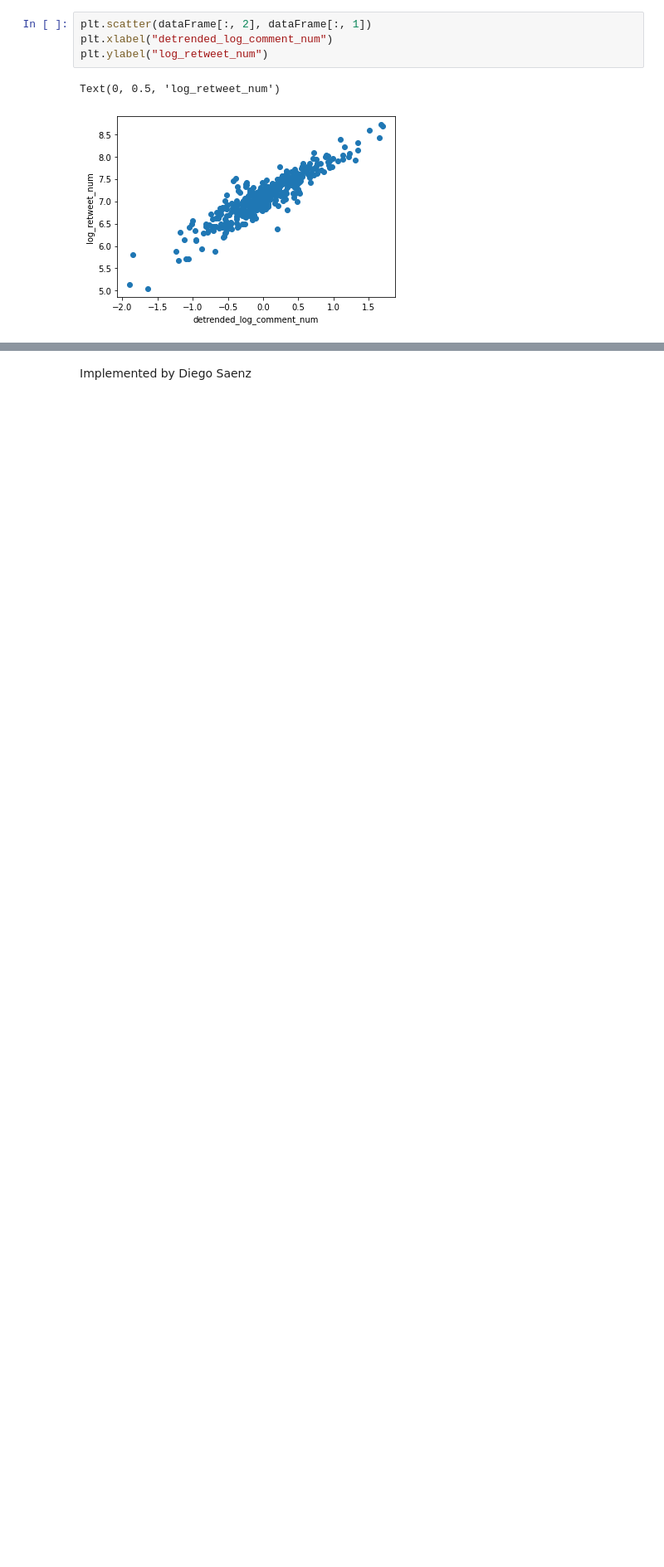
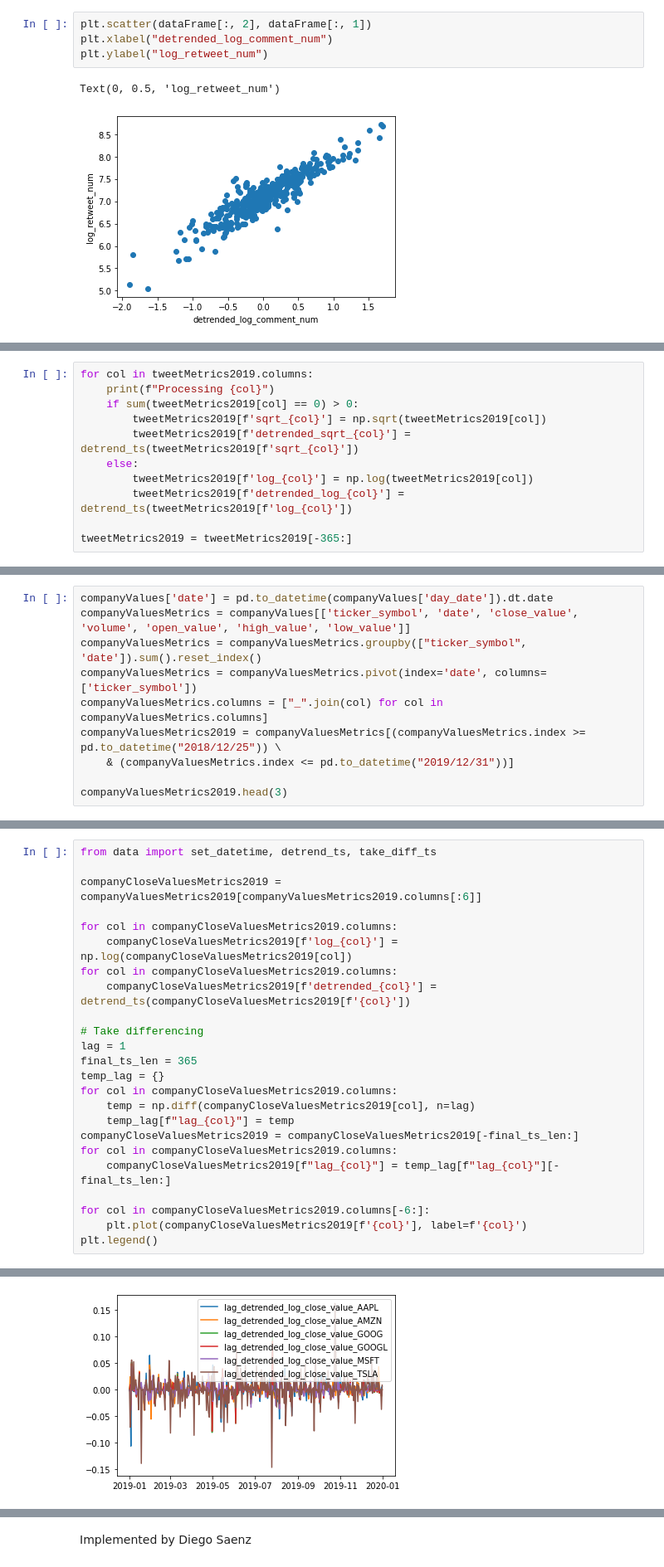
Before and after one commit to dssaenzml/ml703_timeSeriesCausalDiscovery, a Jupyter notebook: Pytrad/stocks_causal_discovery_pytrad.ipynb, the cells around one changed output, grey strips where cells are left out. Shown at 83% size. Drawn from its saved outputs; the diff is of its cells as text; blank space fills up the shorter version.

```diff
--- a/Pytrad/stocks_causal_discovery_pytrad.ipynb
+++ b/Pytrad/stocks_causal_discovery_pytrad.ipynb
@@ -263,0 +300,11 @@ phase1 remove X1 --- X2 by sepset ('X3',) pval:0.7557804754878925
+# %%
+for col in tweetMetrics2019.columns:
+    print(f"Processing {col}")
+    if sum(tweetMetrics2019[col] == 0) > 0:
+        tweetMetrics2019[f'sqrt_{col}'] = np.sqrt(tweetMetrics2019[col])
+        tweetMetrics2019[f'detrended_sqrt_{col}'] = detrend_ts(tweetMetrics2019[f'sqrt_{col}'])
+    else:
+        tweetMetrics2019[f'log_{col}'] = np.log(tweetMetrics2019[col])
+        tweetMetrics2019[f'detrended_log_{col}'] = detrend_ts(tweetMetrics2019[f'log_{col}'])
+
+tweetMetrics2019 = tweetMetrics2019[-365:]
@@ -263,0 +435,10 @@ phase1 remove X1 --- X2 by sepset ('X3',) pval:0.7557804754878925
+# %%
+companyValues['date'] = pd.to_datetime(companyValues['day_date']).dt.date
+companyValuesMetrics = companyValues[['ticker_symbol', 'date', 'close_value', 'volume', 'open_value', 'high_value', 'low_value']]
+companyValuesMetrics = companyValuesMetrics.groupby(["ticker_symbol", 'date']).sum().reset_index()
+companyValuesMetrics = companyValuesMetrics.pivot(index='date', columns=['ticker_symbol'])
+companyValuesMetrics.columns = ["_".join(col) for col in companyValuesMetrics.columns]
+companyValuesMetrics2019 = companyValuesMetrics[(companyValuesMetrics.index >= pd.to_datetime("2018/12/25")) \
+    & (companyValuesMetrics.index <= pd.to_datetime("2019/12/31"))]
+
+companyValuesMetrics2019.head(3)
@@ -263,0 +458,25 @@ phase1 remove X1 --- X2 by sepset ('X3',) pval:0.7557804754878925
+# %%
+from data import set_datetime, detrend_ts, take_diff_ts
+
+companyCloseValuesMetrics2019 = companyValuesMetrics2019[companyValuesMetrics2019.columns[:6]]
+
+for col in companyCloseValuesMetrics2019.columns:
+    companyCloseValuesMetrics2019[f'log_{col}'] = np.log(companyCloseValuesMetrics2019[col])
+for col in companyCloseValuesMetrics2019.columns:
+    companyCloseValuesMetrics2019[f'detrended_{col}'] = detrend_ts(companyCloseValuesMetrics2019[f'{col}'])
+
+# Take differencing
+lag = 1
+final_ts_len = 365
+temp_lag = {}
+for col in companyCloseValuesMetrics2019.columns:
+    temp = np.diff(companyCloseValuesMetrics2019[col], n=lag)
+    temp_lag[f"lag_{col}"] = temp
+companyCloseValuesMetrics2019 = companyCloseValuesMetrics2019[-final_ts_len:]
+for col in companyCloseValuesMetrics2019.columns:
+    companyCloseValuesMetrics2019[f"lag_{col}"] = temp_lag[f"lag_{col}"][-final_ts_len:]
+
+for col in companyCloseValuesMetrics2019.columns[-6:]:
+    plt.plot(companyCloseValuesMetrics2019[f'{col}'], label=f'{col}')
+plt.legend()
+# %% [output]
@@ -263,0 +501 @@ phase1 remove X1 --- X2 by sepset ('X3',) pval:0.7557804754878925
+[figure, added]
```
Also changed, not shown: parts of 31 cells of this notebook, 2 other files.
